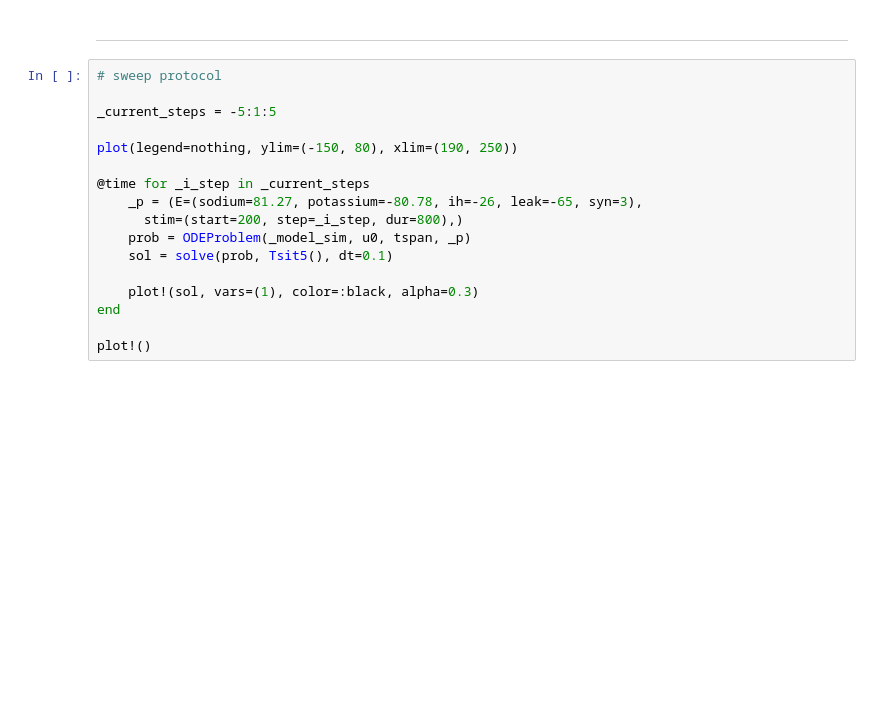
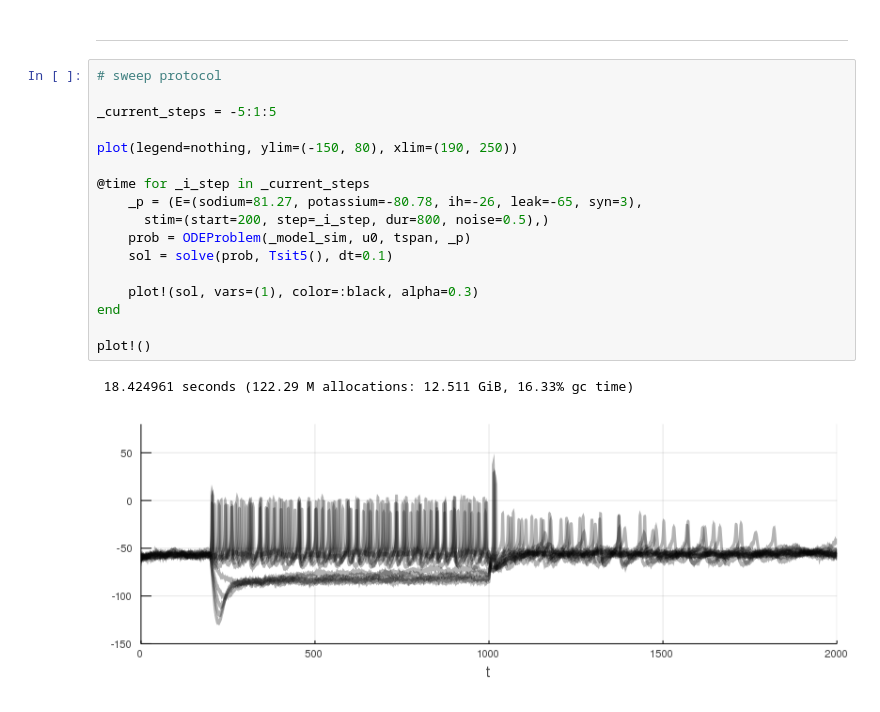
Before and after one commit to ZaneMuir/HHModel.jl, a Jupyter notebook: playground/SingleCompartmentDemo.ipynb, the cells around one changed output. Drawn from its saved outputs; the diff is of its cells as text; blank space fills up the shorter version.

```diff
--- a/playground/SingleCompartmentDemo.ipynb
+++ b/playground/SingleCompartmentDemo.ipynb
@@ -58,17 +71,20 @@ plot(sol, vars=(1,2), size=(500, 500), legend=nothing)
 # %%
 # sweep protocol
 
 _current_steps = -5:1:5
 
 plot(legend=nothing, ylim=(-150, 80), xlim=(190, 250))
 
 @time for _i_step in _current_steps
     _p = (E=(sodium=81.27, potassium=-80.78, ih=-26, leak=-65, syn=3),
-      stim=(start=200, step=_i_step, dur=800),)
+      stim=(start=200, step=_i_step, dur=800, noise=0.5),)
     prob = ODEProblem(_model_sim, u0, tspan, _p)
     sol = solve(prob, Tsit5(), dt=0.1)
 
     plot!(sol, vars=(1), color=:black, alpha=0.3)
 end
 
 plot!()
+# %% [output]
+ 18.424961 seconds (122.29 M allocations: 12.511 GiB, 16.33% gc time)
+[figure, added]
```
Also changed, not shown: parts of 6 cells of this notebook.
